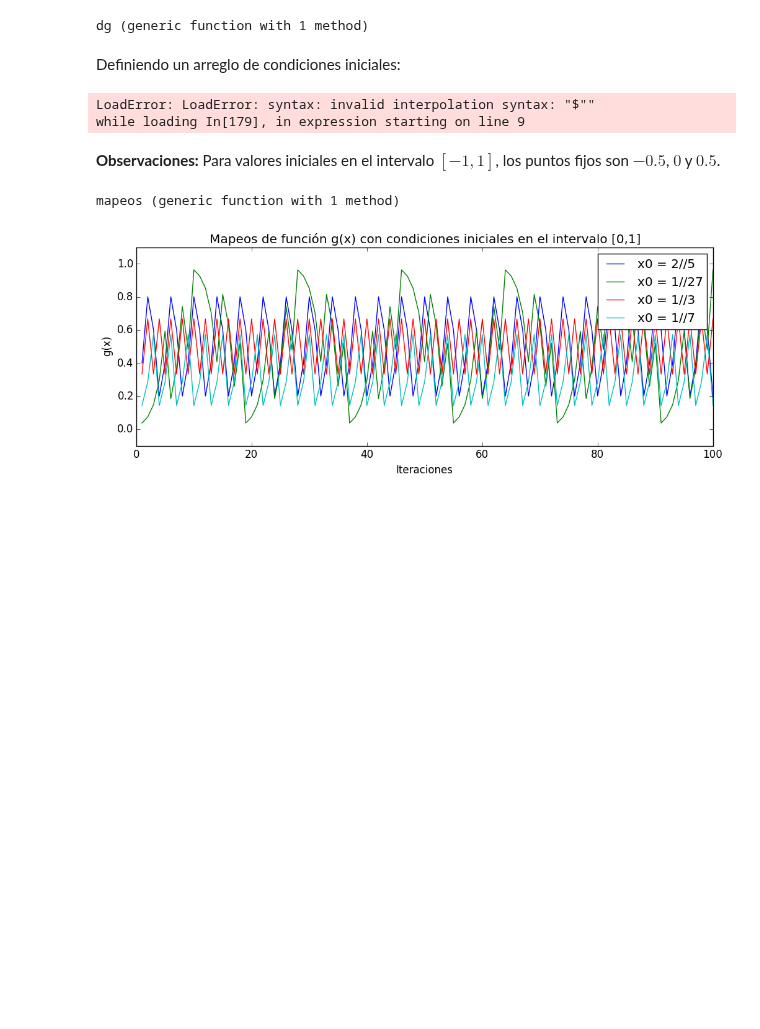
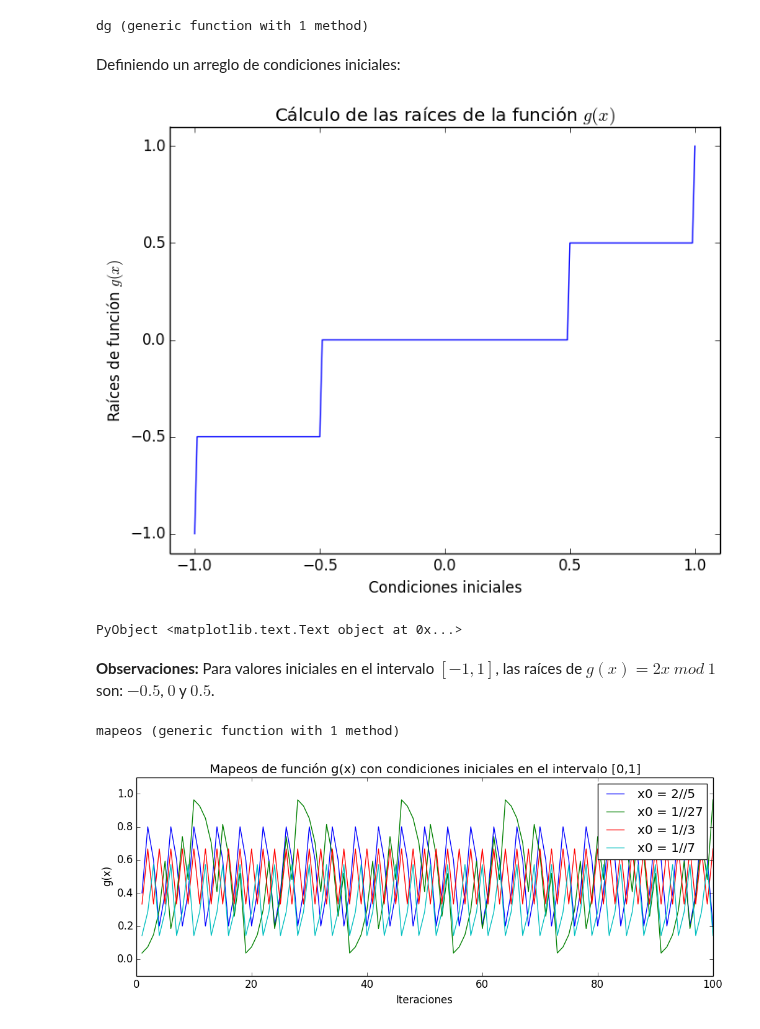
Before and after one commit to lbenet/2017-1_TSFisComp, a Jupyter notebook: tareas/claudio/Tarea_02_Miguel_Raz_Claudio_Pierard.ipynb, the cells around one changed output. Cells and saved outputs as stored; diff of their text form; code cells hidden in the pictures; blank space fills up the shorter version.

```diff
--- a/tareas/claudio/Tarea_02_Miguel_Raz_Claudio_Pierard.ipynb
+++ b/tareas/claudio/Tarea_02_Miguel_Raz_Claudio_Pierard.ipynb
@@ -304,16 +314,16 @@ Definiendo un arreglo de condiciones iniciales:
 # %%
 mirango = -1:0.01:1
 groots = compute_roots(g, dg, -1:0.01:1)
 plot(mirango, groots)
 ylim(-1.1, 1.1)
 xlim(-1.1, 1.1)
 
 xlabel("Condiciones iniciales")
-ylabel("Raíces de función g(x)")
-title("Cálculo de puntos fijos de la función L$g(x)$")
+ylabel(L"Raíces de función $g(x)$")
+title(L"Cálculo de las raíces de la función $g(x)$")
 # %% [output]
+[figure, added]
-LoadError: LoadError: syntax: invalid interpolation syntax: "$""
-while loading In[179], in expression starting on line 9
+PyObject <matplotlib.text.Text object at 0x...>
 # %% [markdown]
-**Observaciones:** Para valores iniciales en el intervalo $[-1,1]$, los puntos fijos son $-0.5$, $0$ y $0.5$.
+**Observaciones:** Para valores iniciales en el intervalo $[-1,1]$, las raíces de $g(x) = 2x \ mod \ 1$ son: $-0.5$, $0$ y $0.5$.
 # %%
```
Also changed, not shown: parts of 16 cells of this notebook.
